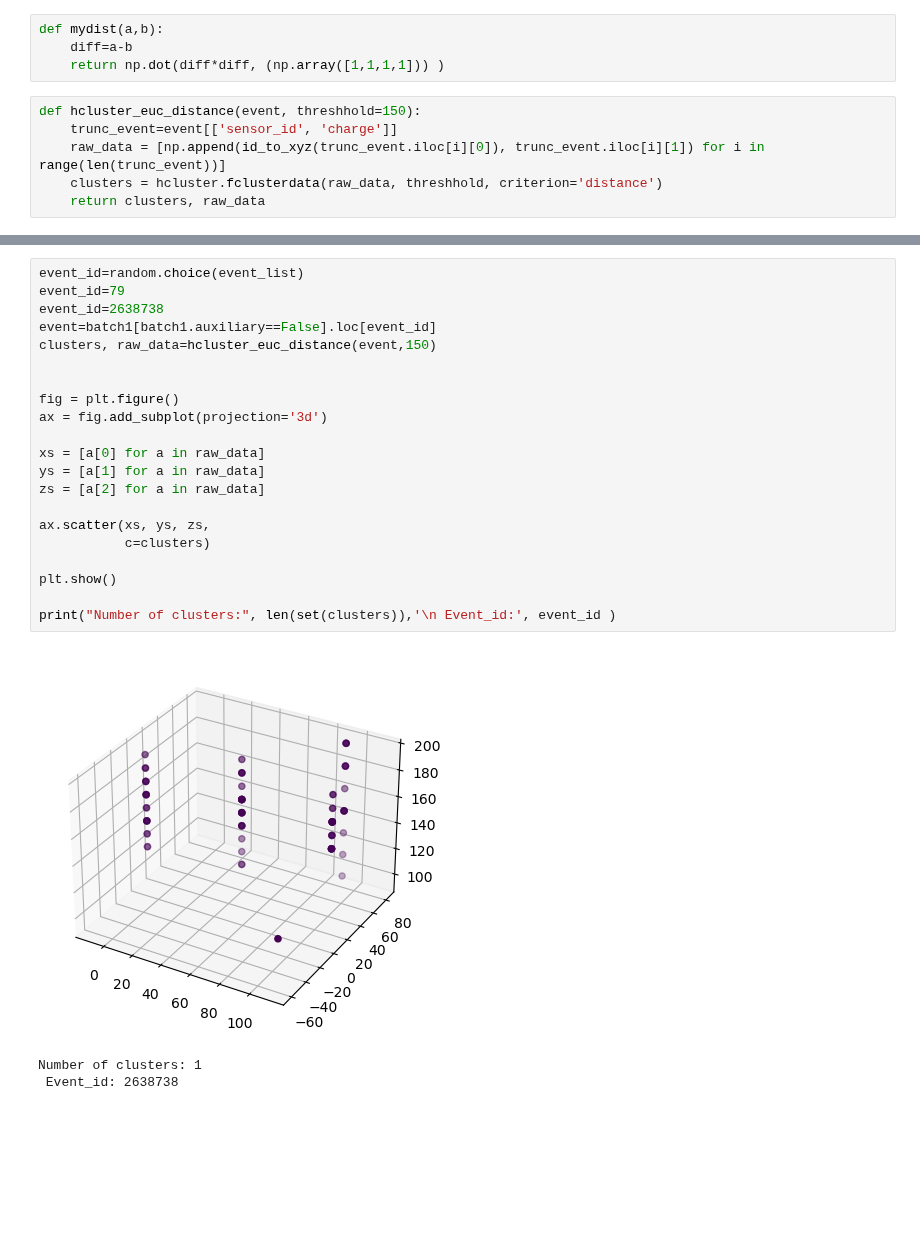
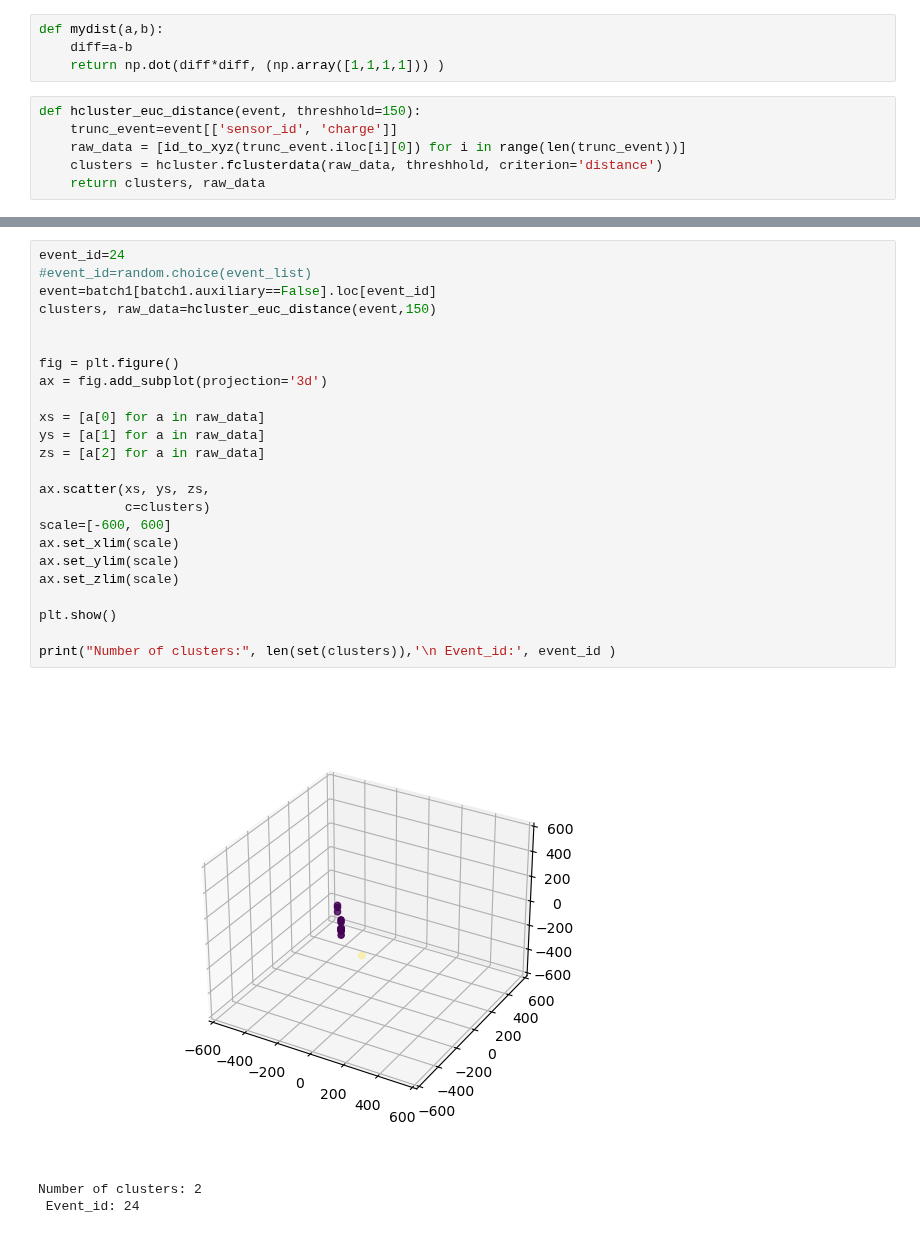
Before and after one commit to kdv97/ice-cube, a Jupyter notebook: clustering/clustering.ipynb, the cells around one changed output, grey strips where cells are left out. Drawn from its saved outputs; the diff is of its cells as text; blank space fills up the shorter version.

```diff
--- a/clustering/clustering.ipynb
+++ b/clustering/clustering.ipynb
@@ -71,7 +74,7 @@ def mydist(a,b):
 # %%
 def hcluster_euc_distance(event, threshhold=150):
     trunc_event=event[['sensor_id', 'charge']]
-    raw_data = [np.append(id_to_xyz(trunc_event.iloc[i][0]), trunc_event.iloc[i][1]) for i in range(len(trunc_event))]
+    raw_data = [id_to_xyz(trunc_event.iloc[i][0]) for i in range(len(trunc_event))]
     clusters = hcluster.fclusterdata(raw_data, threshhold, criterion='distance')
     return clusters, raw_data
 # %%
@@ -84,25 +187,28 @@ def aff_cluster(event, seed, pref):
 # %%
-event_id=random.choice(event_list)
-event_id=79
-event_id=2638738
+event_id=24
+#event_id=random.choice(event_list)
 event=batch1[batch1.auxiliary==False].loc[event_id]
 clusters, raw_data=hcluster_euc_distance(event,150)
 
 
 fig = plt.figure()
 ax = fig.add_subplot(projection='3d')
 
 xs = [a[0] for a in raw_data]
 ys = [a[1] for a in raw_data]
 zs = [a[2] for a in raw_data]
 
 ax.scatter(xs, ys, zs,
            c=clusters)
+scale=[-600, 600]
+ax.set_xlim(scale)
+ax.set_ylim(scale)
+ax.set_zlim(scale)
 
 plt.show()
 
 print("Number of clusters:", len(set(clusters)),'\n Event_id:', event_id )
 # %% [output]
-[figure, old version]
+[figure, new version]
-Number of clusters: 1
- Event_id: 2638738
+Number of clusters: 2
+ Event_id: 24
```
Also changed, not shown: parts of 5 cells of this notebook.
